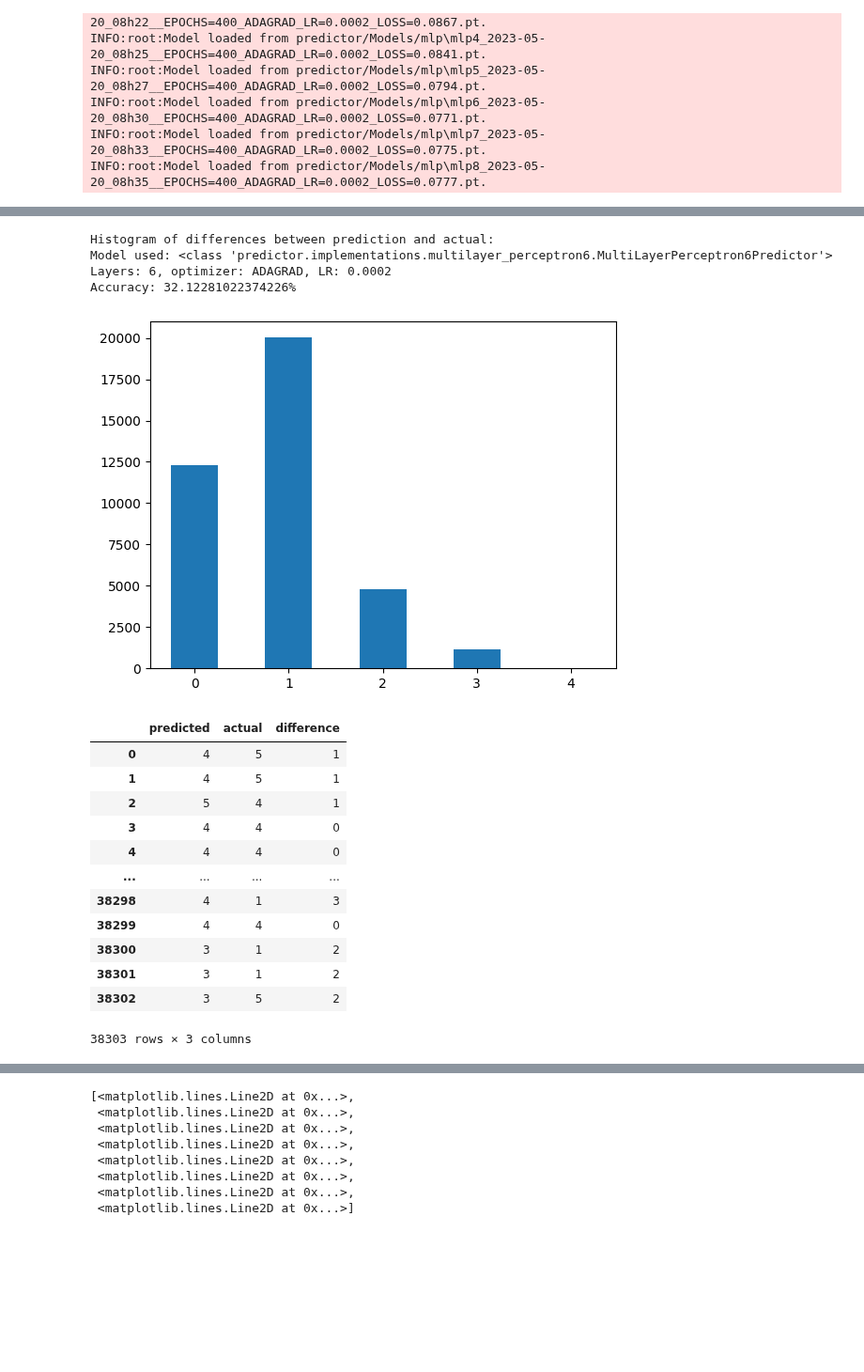
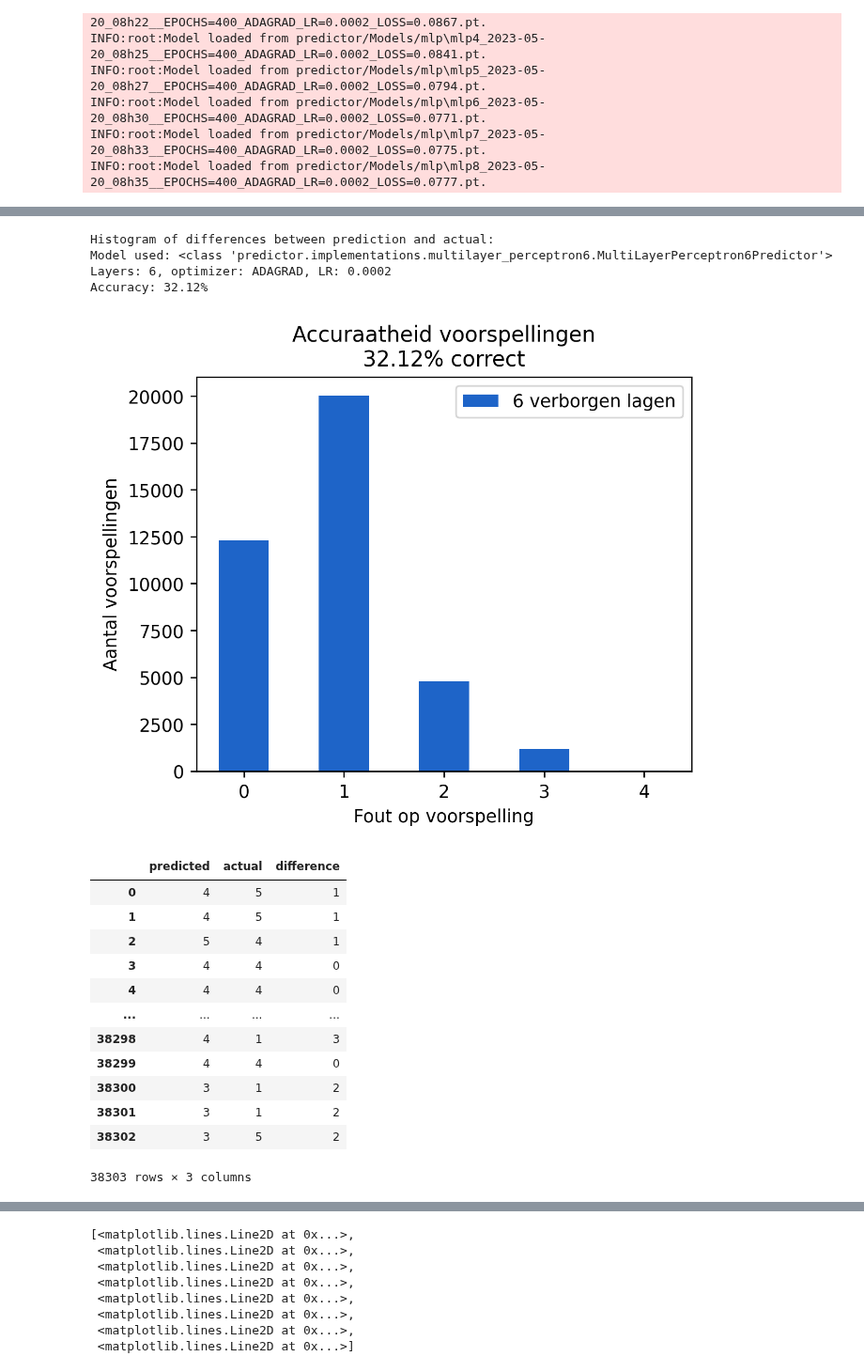
Before and after one commit to Tram13/masterthesis, a Jupyter notebook: src/predictor/trained_MLP_validation.ipynb, the cells around one changed output, grey strips where cells are left out. Shown at 94% size. Drawn from its saved outputs; the diff is of its cells as text; code cells hidden in the pictures; blank space fills up the shorter version.

Commit message:
betere plots, once more

```diff
--- a/src/predictor/trained_MLP_validation.ipynb
+++ b/src/predictor/trained_MLP_validation.ipynb
@@ -118,20 +109,26 @@ INFO:root:Testing model with User Profiles: {'current_model_name': 'online_model
 # %%
 index = 0
 result = results[index]
 model: MultiLayerPerceptronPredictor = models_with_loss[index][0]
 print("Histogram of differences between prediction and actual:")
 print(f"Model used: {model.__class__}")
 print(f"Layers: {model.version}, optimizer: {model.optimizer}, LR: {model.lr}")
-print(f"Accuracy: {(result['difference'] == 0).sum() / len(result) * 100}%")
-plt.hist(result['difference'], bins=[0, 1, 2, 3, 4, 5], align='left', rwidth=0.5)
+print(f"Accuracy: {((result['difference'] == 0).sum() / len(result) * 100):.2f}%")
+plt.figure(dpi=250, figsize=(5, 4))
+plt.hist(result['difference'], bins=[0, 1, 2, 3, 4, 5], align='left', rwidth=0.5, label=f"{model.version} verborgen lagen", color='#1E64C8')
+plt.legend()
+plt.ylabel("Aantal voorspellingen")
+plt.xlabel("Fout op voorspelling")
+plt.title(f"Accuraatheid voorspellingen\n{((result['difference'] == 0).sum() / len(result) * 100):.2f}% correct")
 plt.show()
+result.to_excel(f"results_{model.version}_layer.xlsx")  # Om in Latex te kopiëren
 result
 # %% [output]
 Histogram of differences between prediction and actual:
 Model used: <class 'predictor.implementations.multilayer_perceptron6.MultiLayerPerceptron6Predictor'>
 Layers: 6, optimizer: ADAGRAD, LR: 0.0002
-Accuracy: 32.12281022374226%
+Accuracy: 32.12%
-[figure, old version]
+[figure, new version]
 |  | predicted | actual | difference |
 | 0 | 4 | 5 | 1 |
 | 1 | 4 | 5 | 1 |
```
Also changed, not shown: parts of 2 cells of this notebook.
